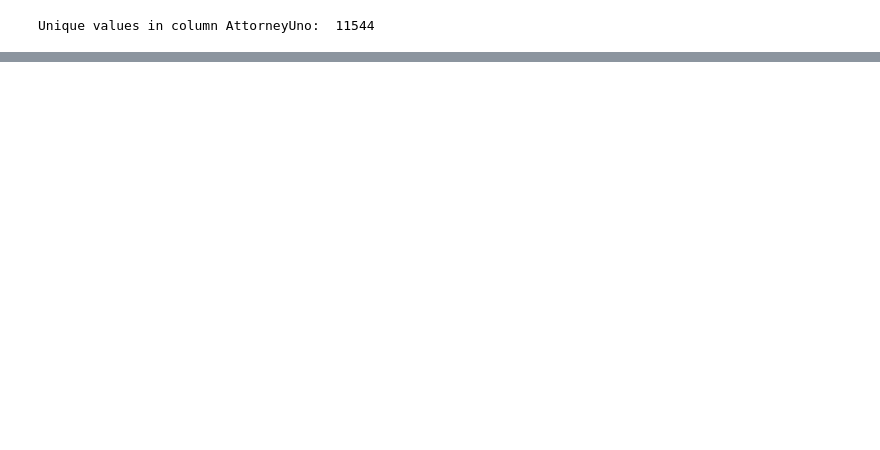
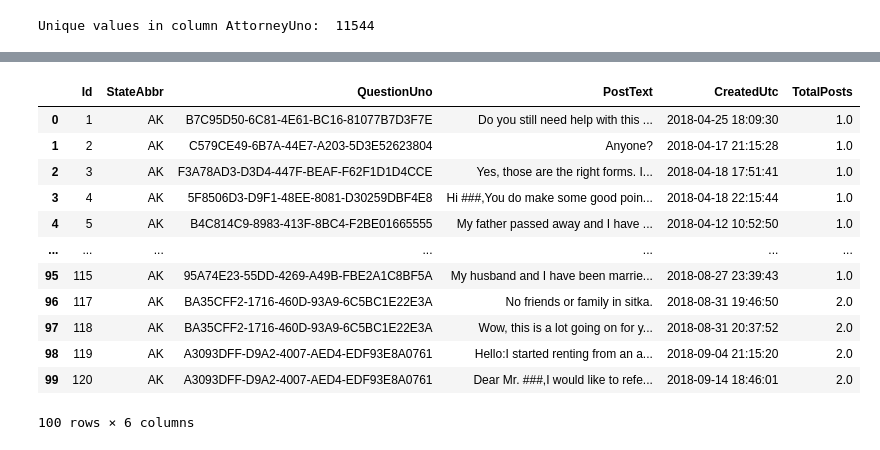
Before and after one commit to dwijenchawra/asadatafest_2023, a Jupyter notebook: arnav_work.ipynb, the cells around one changed output, grey strips where cells are left out. Drawn from its saved outputs; the diff is of its cells as text; code cells hidden in the pictures; blank space fills up the shorter version.

```diff
--- a/arnav_work.ipynb
+++ b/arnav_work.ipynb
@@ -302,0 +354,21 @@ fig.show()
+# %%
+new_question_posts_df = question_posts_df.copy()
+new_question_posts_df['TotalPosts'] = new_question_posts_df.groupby(
+    'QuestionUno')['QuestionUno'].transform('count')
+#group by QuestionUno and set questionuno as the index
+#new_question_posts_df = new_question_posts_df.groupby('QuestionUno').first().reset_index()
+new_question_posts_df.head(100)
+# %% [output]
+|  | Id | StateAbbr | QuestionUno | PostText | CreatedUtc | TotalPosts |
+| 0 | 1 | AK | B7C95D50-6C81-4E61-BC16-81077B7D3F7E | Do you still need help with this ... | 2018-04-25 18:09:30 | 1.0 |
+| 1 | 2 | AK | C579CE49-6B7A-44E7-A203-5D3E52623804 | Anyone? | 2018-04-17 21:15:28 | 1.0 |
+| 2 | 3 | AK | F3A78AD3-D3D4-447F-BEAF-F62F1D1D4CCE | Yes, those are the right forms. I... | 2018-04-18 17:51:41 | 1.0 |
+| 3 | 4 | AK | 5F8506D3-D9F1-48EE-8081-D30259DBF4E8 | Hi ###,You do make some good poin... | 2018-04-18 22:15:44 | 1.0 |
+| 4 | 5 | AK | B4C814C9-8983-413F-8BC4-F2BE01665555 | My father passed away and I have ... | 2018-04-12 10:52:50 | 1.0 |
+| ... | ... | ... | ... | ... | ... | ... |
+| 95 | 115 | AK | 95A74E23-55DD-4269-A49B-FBE2A1C8BF5A | My husband and I have been marrie... | 2018-08-27 23:39:43 | 1.0 |
+| 96 | 117 | AK | BA35CFF2-1716-460D-93A9-6C5BC1E22E3A | No friends or family in sitka. | 2018-08-31 19:46:50 | 2.0 |
+| 97 | 118 | AK | BA35CFF2-1716-460D-93A9-6C5BC1E22E3A | Wow, this is a lot going on for y... | 2018-08-31 20:37:52 | 2.0 |
+| 98 | 119 | AK | A3093DFF-D9A2-4007-AED4-EDF93E8A0761 | Hello:I started renting from an a... | 2018-09-04 21:15:20 | 2.0 |
+| 99 | 120 | AK | A3093DFF-D9A2-4007-AED4-EDF93E8A0761 | Dear Mr. ###,I would like to refe... | 2018-09-14 18:46:01 | 2.0 |
+100 rows × 6 columns
```
Also changed, not shown: parts of 8 cells of this notebook.
